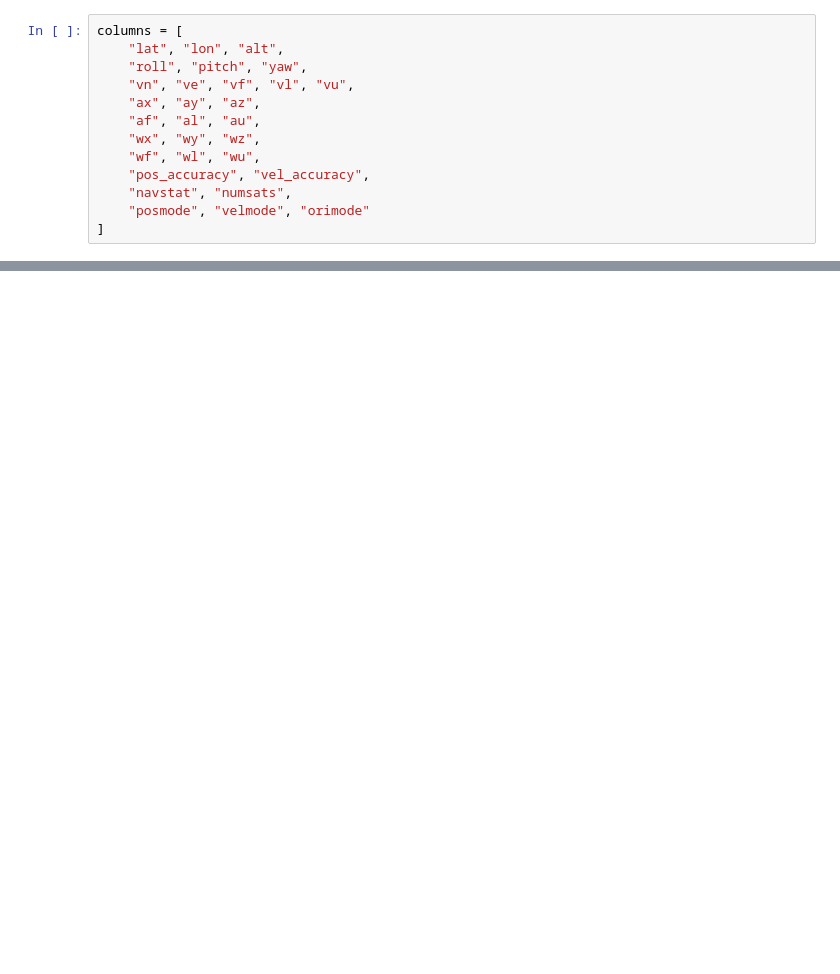
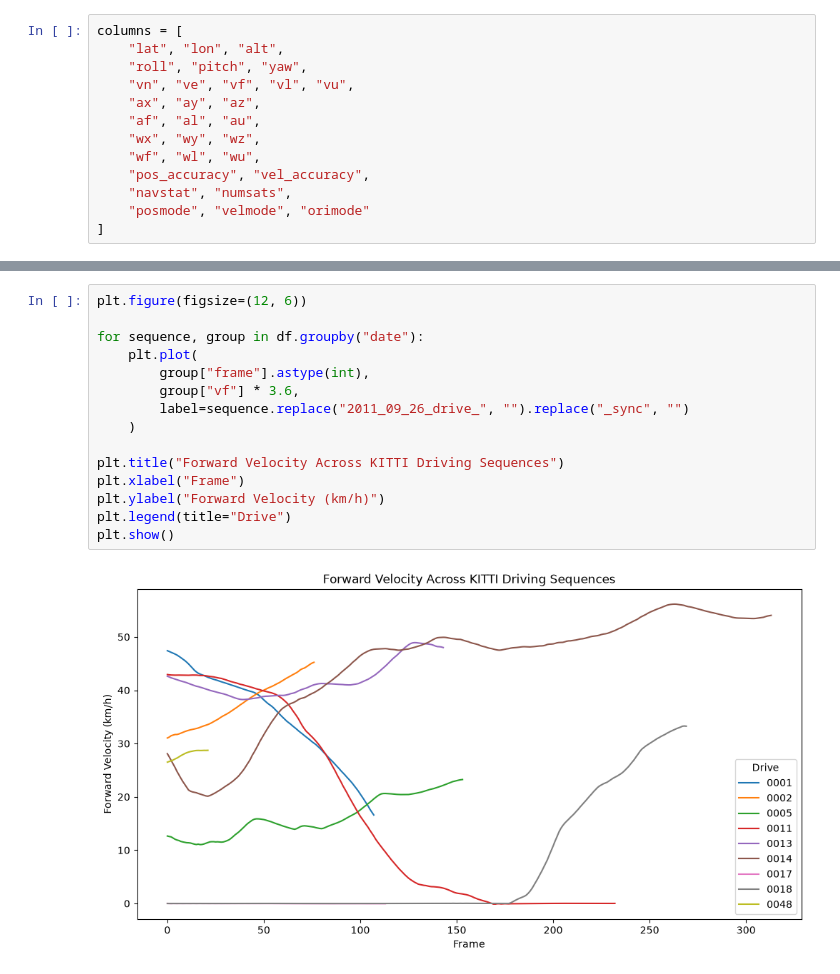
Before and after one commit to Moksh16/sensor-localization-analysis, a Jupyter notebook: main.ipynb, the cells around one changed output, grey strips where cells are left out. Drawn from its saved outputs; the diff is of its cells as text; blank space fills up the shorter version.

```diff
--- a/main.ipynb
+++ b/main.ipynb
@@ -257,0 +201,17 @@ Name: 0, dtype: float64
+# %%
+plt.figure(figsize=(12, 6))
+
+for sequence, group in df.groupby("date"):
+    plt.plot(
+        group["frame"].astype(int),
+        group["vf"] * 3.6,
+        label=sequence.replace("2011_09_26_drive_", "").replace("_sync", "")
+    )
+
+plt.title("Forward Velocity Across KITTI Driving Sequences")
+plt.xlabel("Frame")
+plt.ylabel("Forward Velocity (km/h)")
+plt.legend(title="Drive")
+plt.show()
+# %% [output]
+[figure, added]
```
Also changed, not shown: parts of 37 cells of this notebook, 1 other file.
